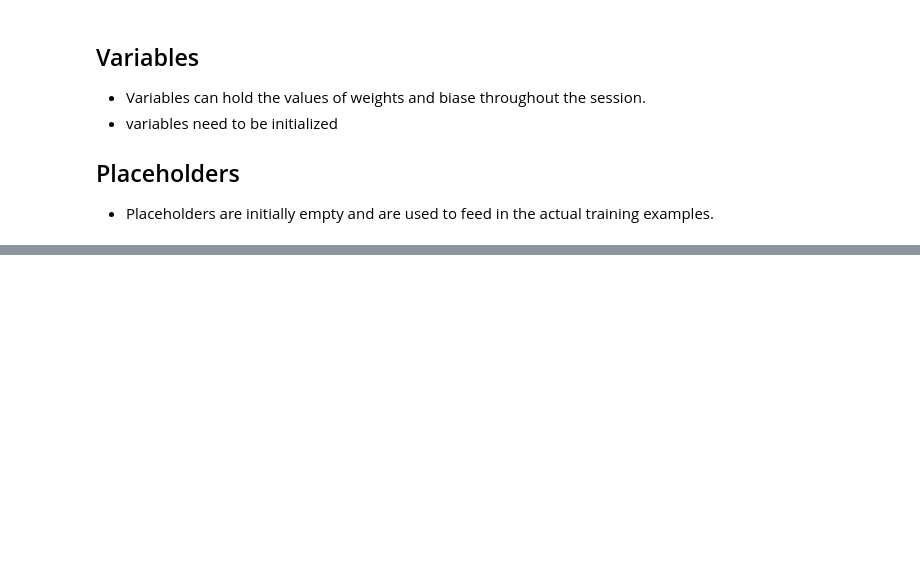
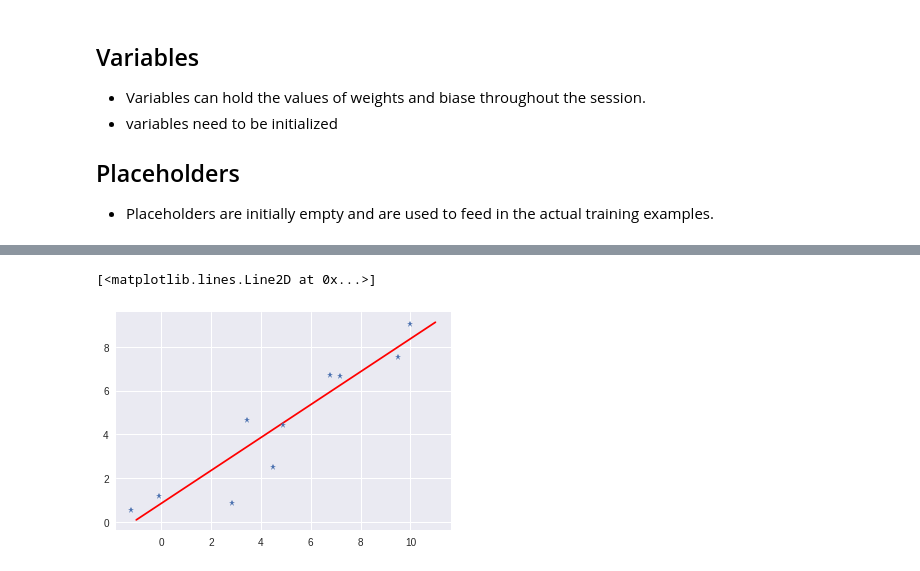
Before and after one commit to MyHackInfo/Tensorflow, a Jupyter notebook: TensorFlow.ipynb, the cells around one changed output, grey strips where cells are left out. Drawn from its saved outputs; the diff is of its cells as text; code cells hidden in the pictures; blank space fills up the shorter version.

```diff
--- a/TensorFlow.ipynb
+++ b/TensorFlow.ipynb
@@ -118,0 +252,31 @@ There are two main types of tensor objects in a Graph:
+# %%
+error = 0
+for x,y in zip(x_data, y_label):
+  y_hat = m * x +b
+
+  error += (y-y_hat)**2
+# %%
+optimizer = tf.train.GradientDescentOptimizer(learning_rate=0.001)
+train = optimizer.minimize(error)
+# %%
+init = tf.global_variables_initializer()
+# %%
+with tf.Session() as sess:
+  sess.run(init)
+
+  training_steps =100
+  for i in range(training_steps):
+    sess.run(train)
+
+  final_slope , final_intercept = sess.run([m,b])
+# %%
+x_test = np.linspace(-1,11,10)
+
+# y =mx +b
+y_pred_plot = final_slope*x_test + final_intercept
+
+plt.plot(x_test, y_pred_plot,'r')
+plt.plot(x_data,y_label,'*')
+# %% [output]
+[<matplotlib.lines.Line2D at 0x...>]
+[figure, added]
```
Also changed, not shown: parts of 33 cells of this notebook.
